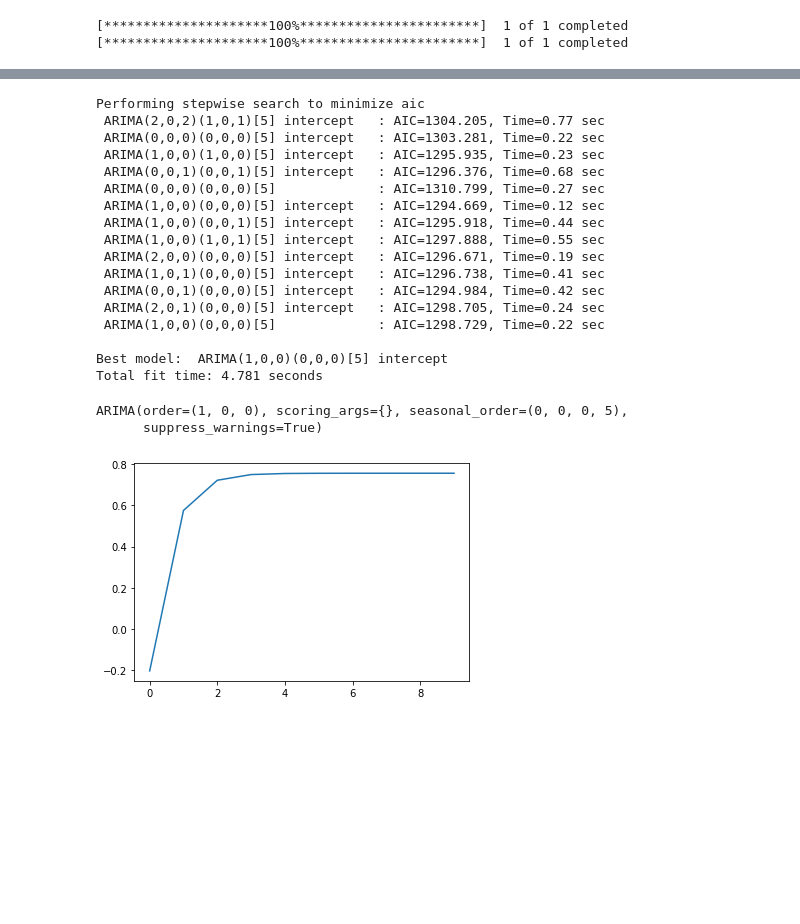
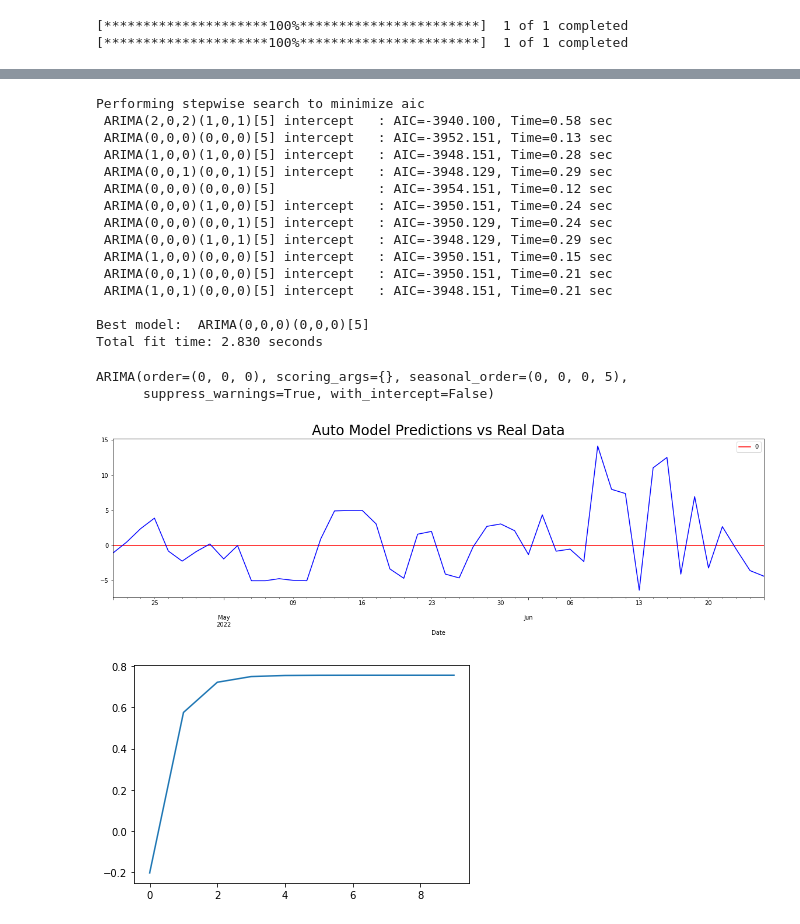
Before and after one commit to vvvipindsm/Interview, a Jupyter notebook: playground.ipynb, the cells around one changed output, grey strips where cells are left out. Cells and saved outputs as stored; diff of their text form; code cells hidden in the pictures; blank space fills up the shorter version.

```diff
--- a/playground.ipynb
+++ b/playground.ipynb
@@ -109,29 +109,38 @@ Requirement already satisfied: patsy>=0.5.2 in /usr/local/lib/python3.7/dist-pac
 Requirement already satisfied: pyparsing!=3.0.5,>=2.0.2 in /usr/local/lib/python3.7/dist-packages (from packaging>=21.3->statsmodels!=0.12.0,>=0.11->pmdarima) (3.0.9)
 # %%
 train.head()
-model = auto_arima(train.ret_kpi[4:],exogenous = train[['ret_nifty','ret_Qkpi']][4:],
+model = auto_arima(train.ret_kpi[4:],exogenous = train[['ret_nifty','ret_Qkpi','ret_kpi']][4:],
                    trace=True, error_action='ignore', suppress_warnings=True, m = 5, max_p = 5, max_q = 5, max_P = 5, max_Q = 5)
 model.fit(train.ret_kpi[4:])
 # %% [output]
 Performing stepwise search to minimize aic
- ARIMA(2,0,2)(1,0,1)[5] intercept   : AIC=1304.205, Time=0.77 sec
- ARIMA(0,0,0)(0,0,0)[5] intercept   : AIC=1303.281, Time=0.22 sec
- ARIMA(1,0,0)(1,0,0)[5] intercept   : AIC=1295.935, Time=0.23 sec
- ARIMA(0,0,1)(0,0,1)[5] intercept   : AIC=1296.376, Time=0.68 sec
- ARIMA(0,0,0)(0,0,0)[5]             : AIC=1310.799, Time=0.27 sec
- ARIMA(1,0,0)(0,0,0)[5] intercept   : AIC=1294.669, Time=0.12 sec
- ARIMA(1,0,0)(0,0,1)[5] intercept   : AIC=1295.918, Time=0.44 sec
- ARIMA(1,0,0)(1,0,1)[5] intercept   : AIC=1297.888, Time=0.55 sec
- ARIMA(2,0,0)(0,0,0)[5] intercept   : AIC=1296.671, Time=0.19 sec
- ARIMA(1,0,1)(0,0,0)[5] intercept   : AIC=1296.738, Time=0.41 sec
- ARIMA(0,0,1)(0,0,0)[5] intercept   : AIC=1294.984, Time=0.42 sec
- ARIMA(2,0,1)(0,0,0)[5] intercept   : AIC=1298.705, Time=0.24 sec
- ARIMA(1,0,0)(0,0,0)[5]             : AIC=1298.729, Time=0.22 sec
+ ARIMA(2,0,2)(1,0,1)[5] intercept   : AIC=-3940.100, Time=0.58 sec
+ ARIMA(0,0,0)(0,0,0)[5] intercept   : AIC=-3952.151, Time=0.13 sec
+ ARIMA(1,0,0)(1,0,0)[5] intercept   : AIC=-3948.151, Time=0.28 sec
+ ARIMA(0,0,1)(0,0,1)[5] intercept   : AIC=-3948.129, Time=0.29 sec
+ ARIMA(0,0,0)(0,0,0)[5]             : AIC=-3954.151, Time=0.12 sec
+ ARIMA(0,0,0)(1,0,0)[5] intercept   : AIC=-3950.151, Time=0.24 sec
+ ARIMA(0,0,0)(0,0,1)[5] intercept   : AIC=-3950.129, Time=0.24 sec
+ ARIMA(0,0,0)(1,0,1)[5] intercept   : AIC=-3948.129, Time=0.29 sec
+ ARIMA(1,0,0)(0,0,0)[5] intercept   : AIC=-3950.151, Time=0.15 sec
+ ARIMA(0,0,1)(0,0,0)[5] intercept   : AIC=-3950.151, Time=0.21 sec
+ ARIMA(1,0,1)(0,0,0)[5] intercept   : AIC=-3948.151, Time=0.21 sec
 
-Best model:  ARIMA(1,0,0)(0,0,0)[5] intercept
-Total fit time: 4.781 seconds
+Best model:  ARIMA(0,0,0)(0,0,0)[5]
+Total fit time: 2.830 seconds
-ARIMA(order=(1, 0, 0), scoring_args={}, seasonal_order=(0, 0, 0, 5),
-      suppress_warnings=True)
+ARIMA(order=(0, 0, 0), scoring_args={}, seasonal_order=(0, 0, 0, 5),
+      suppress_warnings=True, with_intercept=False)
+# %%
+df_auto_pred = pd.DataFrame(model.predict(n_periods = 48,
+                            exogenous = valid[['ret_nifty','ret_Qkpi']]),
+                            index = valid.index)
+# %%
+df_auto_pred.plot(figsize = (20,5), color = "red")
+valid.ret_kpi.plot(color = "blue")
+plt.title("Auto Model Predictions vs Real Data", size = 24)
+plt.show()
+# %% [output]
+[figure, added]
 # %%
 forecast = model.predict(n_periods=10)
 
```
Also changed, not shown: parts of 5 cells of this notebook.
